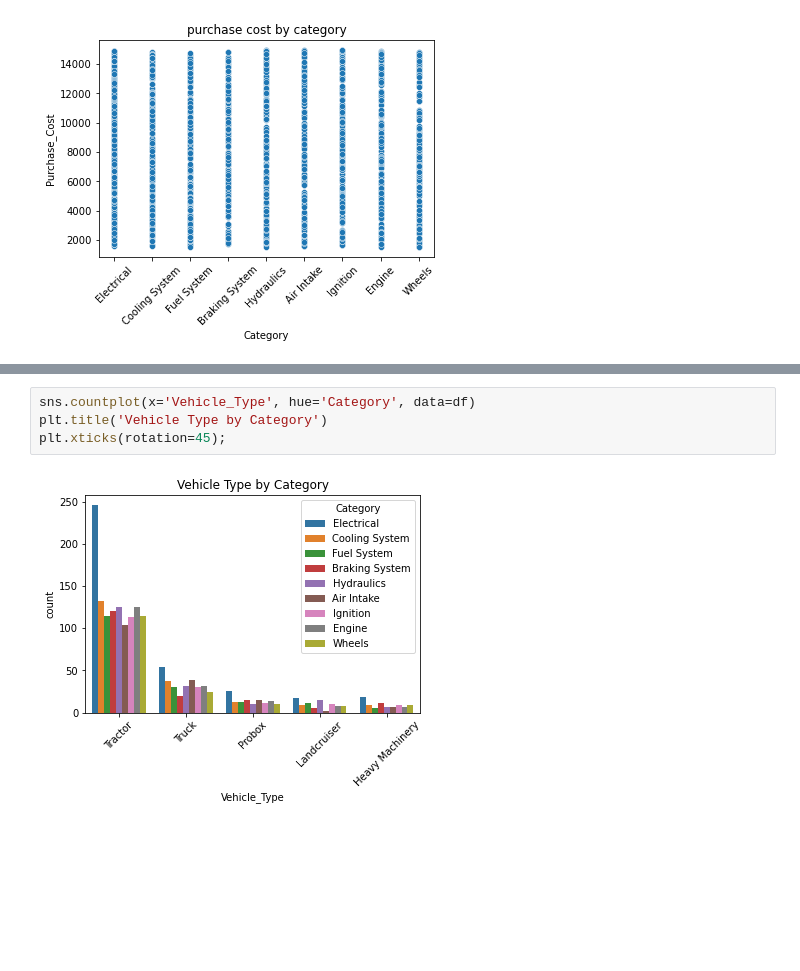
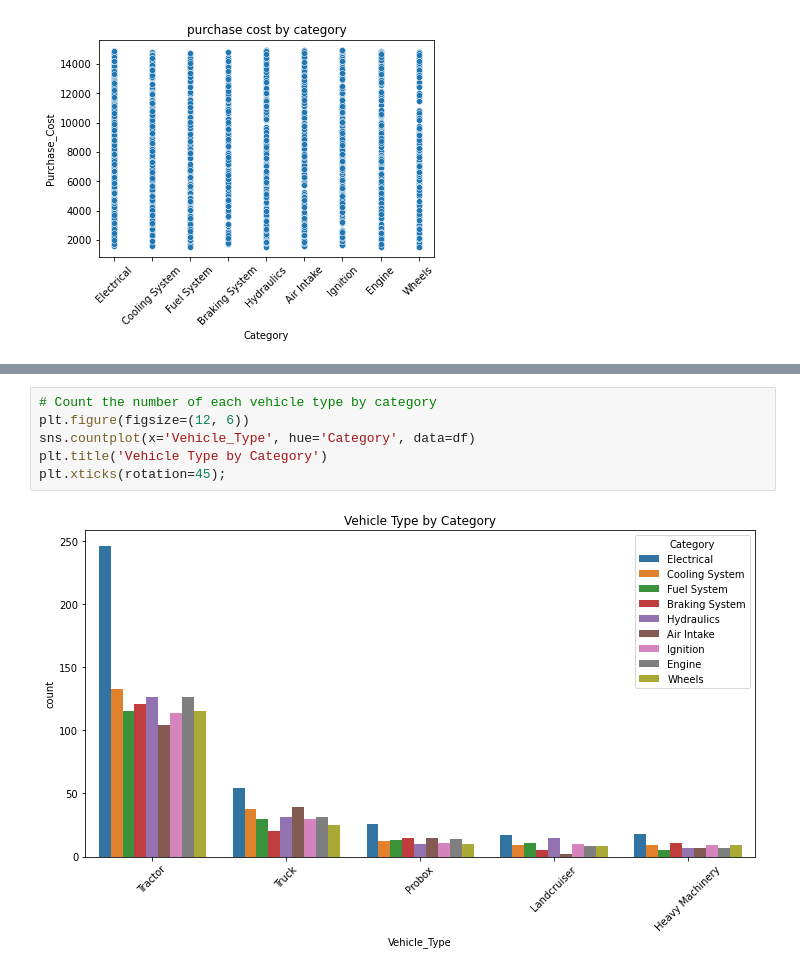
Before and after one commit to Masinde10/Fleet-operations, a Jupyter notebook: Fleet operations.ipynb, the cells around one changed output, grey strips where cells are left out. Cells and saved outputs as stored; diff of their text form; blank space fills up the shorter version.

```diff
--- a/Fleet operations.ipynb
+++ b/Fleet operations.ipynb
@@ -131,7 +134,9 @@ plt.show()
 # %%
+# Count the number of each vehicle type by category
+plt.figure(figsize=(12, 6))
 sns.countplot(x='Vehicle_Type', hue='Category', data=df)
 plt.title('Vehicle Type by Category')
 plt.xticks(rotation=45);
 # %% [output]
-[figure, old version]
+[figure, new version]
 # %%
```
Also changed, not shown: parts of 5 cells of this notebook.
